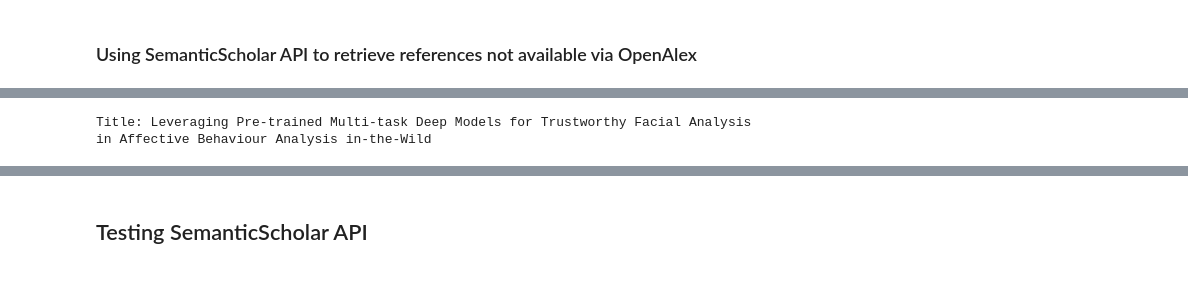
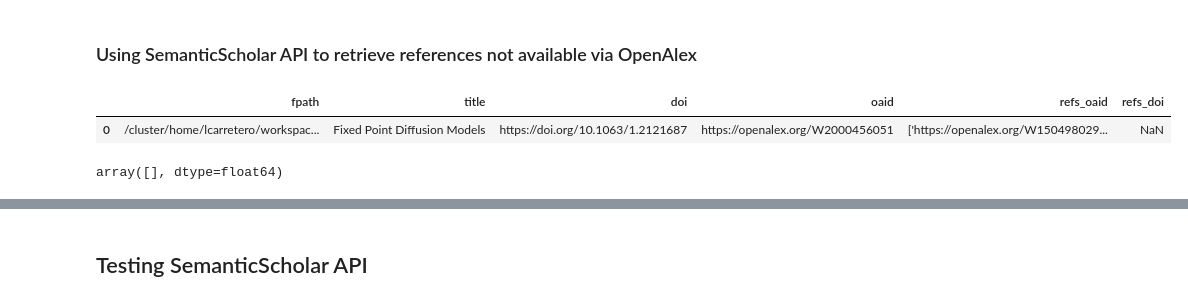
Before and after one commit to LuisCarretero/dsl-research-assistant, a Jupyter notebook: src/semantic_search/dev/retrieval_dev.ipynb, the cells around one changed output, grey strips where cells are left out. Cells and saved outputs as stored; diff of their text form; code cells hidden in the pictures.

```diff
--- a/src/semantic_search/dev/retrieval_dev.ipynb
+++ b/src/semantic_search/dev/retrieval_dev.ipynb
@@ -166,3 +204,9 @@ for fpath in Path(raw_dir).glob("*.txt"):
 /cluster/home/lcarretero/workspace/dsl/dsl-research-assistant/raw-data/Conversions/opencvf-data/txt/Duan_Towards_Backward-Compatible_Continual_Learning_of_Image_Compression_CVPR_2024_paper.txt
 # %% [markdown]
 ### Using SemanticScholar API to retrieve references not available via OpenAlex
+# %%
+df = pd.read_csv('/Users/luis/Desktop/ETH/Courses/SS25-DSL/raw-data/metadata/openalex-ids+refs.csv')
+df.head(1)
+# %% [output]
+|  | fpath | title | doi | oaid | refs_oaid | refs_doi |
+| 0 | /cluster/home/lcarretero/workspac... | Fixed Point Diffusion Models | https://doi.org/10.1063/1.2121687 | https://openalex.org/W2000456051 | ['https://openalex.org/W150498029... | NaN |
@@ -169,3 +220,7 @@ for fpath in Path(raw_dir).glob("*.txt"):
+# %%
+res2
+# %% [output]
+array([], dtype=float64)
 # %%
 from semantic_search.utils import parse_list_string
 
@@ -184,32 +239,3 @@ combined_df.head(1)
 # %% [output]
 |  | fpath | title | doi | oaid | paperId |
 | 2 | /cluster/home/lcarretero/workspac... | Leveraging Pre-trained Multi-task... | https://doi.org/10.1109/cvprw6338... | https://openalex.org/W4402916217 | 9c50996ba35eb605cb9bcd5835103b441... |
-# %%
-from semanticscholar import SemanticScholar
-from semanticscholar.SemanticScholarException import ObjectNotFoundException
-from functools import partial
-
-paper_id = combined_df.iloc[0].paperId
-print(f'Title: {combined_df.iloc[0].title}')
-sch = SemanticScholar()
-
-def get_referenced_dois(sch: SemanticScholar, paper_id: str):
-
-    try:
-          # 'paperId', 'title' TODO: Do title check with OA data?
-        raw = sch.get_paper_references(paper_id=paper_id, fields=['externalIds'], limit=1000)
-    except ObjectNotFoundException:
-        return []
-
-    dois = []
-    for item in raw.items:
-        external_ids = item['citedPaper'].get('externalIds')
-        if external_ids is None: continue
-        doi = external_ids.get('DOI', None)
-        if doi is None: continue
-        dois.append(doi)
-    return dois
-
-res = multithread_apply(combined_df.paperId.values[:5], partial(get_referenced_dois, sch), n_workers=5)
-# %% [output]
-Title: Leveraging Pre-trained Multi-task Deep Models for Trustworthy Facial Analysis in Affective Behaviour Analysis in-the-Wild
```
Also changed, not shown: parts of 19 cells of this notebook, 5 other files.
